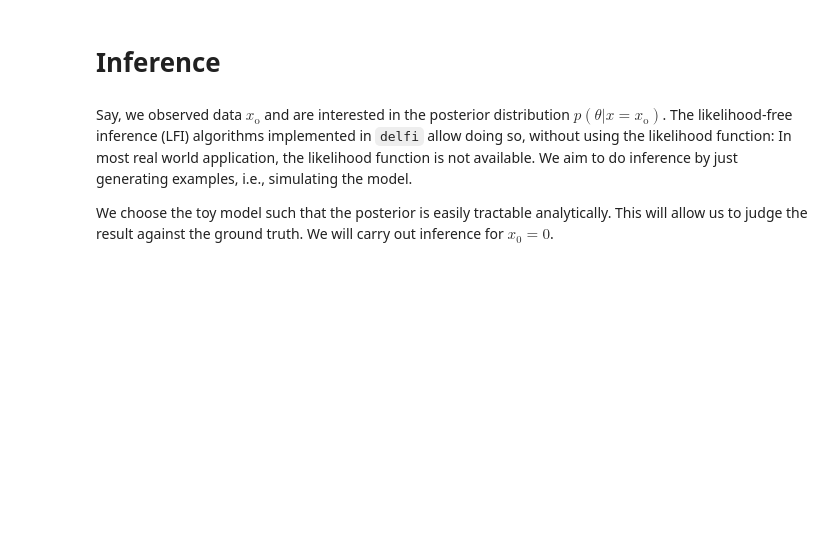
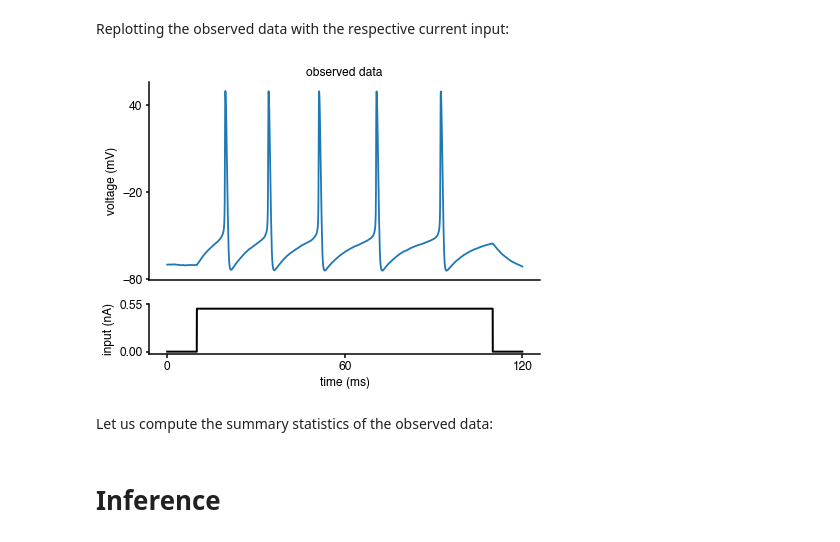
Before and after one commit to mackelab/delfi, a Jupyter notebook: docs/docs/tutorials/quickstart.ipynb, the cells around one changed output. Drawn from its saved outputs; the diff is of its cells as text; code cells hidden in the pictures; blank space fills up the shorter version.

```diff
--- a/docs/docs/tutorials/quickstart.ipynb
+++ b/docs/docs/tutorials/quickstart.ipynb
@@ -29,5 +0,0 @@ Next, we will define a prior distribution over $\theta$ as $\mathcal{U}(-10, 10)
-# %%
-import delfi.distribution as dd
-import numpy as np
-
-p = dd.Uniform(lower=[-10], upper=[10])
@@ -62,0 +407,8 @@ plt.xlabel(r'x');
+# %%
+n_processes = 10
+
+seeds_m = np.arange(1,n_processes+1,1)
+m = []
+for i in range(n_processes):
+    m.append(HodgkinHuxley(I, dt, V0=V0, seed=seeds_m[i]))
+g = dg.MPGenerator(models=m, prior=prior, summary=s)
@@ -62,0 +419,36 @@ plt.xlabel(r'x');
+# %%
+# true parameters and respective labels
+true_params = np.array([50., 5.])
+labels_params = [r'$g_{Na}$', r'$g_{K}$']
+
+# observed data: simulation given true parameters
+obs = m[0].gen_single(true_params)
+# %% [markdown]
+Replotting the observed data with the respective current input:
+# %%
+import matplotlib as mpl
+import matplotlib.pyplot as plt
+
+%matplotlib inline
+
+fig = plt.figure(figsize=(7,5))
+gs = mpl.gridspec.GridSpec(2, 1, height_ratios=[4, 1])
+ax = plt.subplot(gs[0])
+plt.plot(obs['time'],obs['data'])
+plt.ylabel('voltage (mV)')
+plt.title('observed data')
+ax.set_xticks([])
+ax.set_yticks([-80, -20, 40])
+
+ax = plt.subplot(gs[1])
+plt.plot(obs['time'],I*A_soma*1e3,'k', lw=2)
+plt.xlabel('time (ms)')
+plt.ylabel('input (nA)')
+
+ax.set_xticks([0, max(obs['time'])/2, max(obs['time'])])
+ax.set_yticks([0, 1.1*np.max(I*A_soma*1e3)])
+ax.yaxis.set_major_formatter(mpl.ticker.FormatStrFormatter('%.2f'))
+# %% [output]
+[figure, added]
+# %% [markdown]
+Let us compute the summary statistics of the observed data:
@@ -63,6 +457,2 @@ plt.xlabel(r'x');
 # %% [markdown]
 # Inference
-# %% [markdown]
-Say, we observed data $x_\text{o}$ and are interested in the posterior distribution $p(\theta|x=x_\text{o})$. The likelihood-free inference (LFI) algorithms implemented in `delfi` allow doing so, without using the likelihood function: In most real world application, the likelihood function is not available. We aim to do inference by just generating examples, i.e., simulating the model.
-
-We choose the toy model such that the posterior is easily tractable analytically. This will allow us to judge the result against the ground truth. We will carry out inference for $x_0 = 0$.
```
Also changed, not shown: parts of 82 cells of this notebook, 1 other file.
